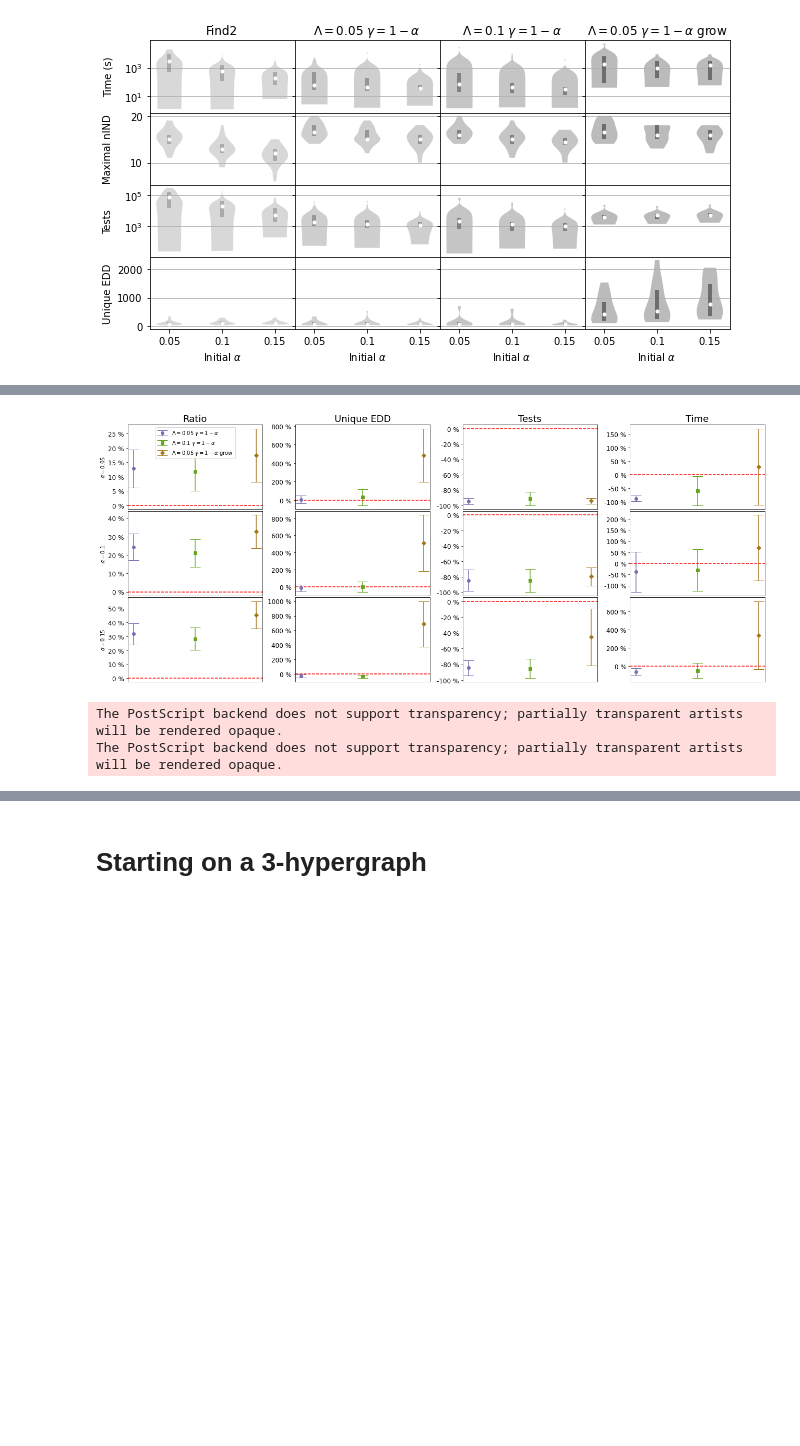
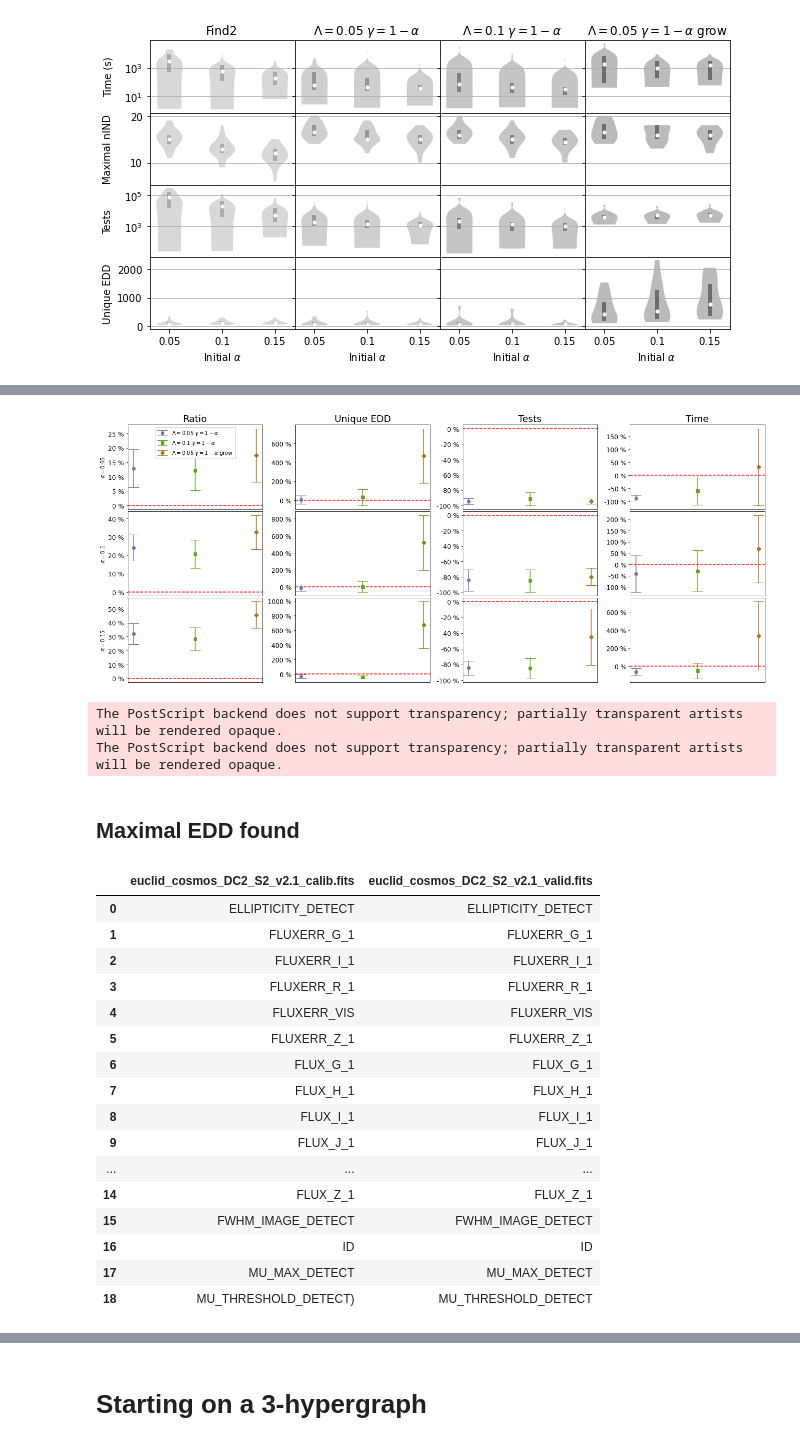
Before and after one commit to ayllon/MatchBox, a Jupyter notebook: notebooks/results-dc2.ipynb, the cells around one changed output, grey strips where cells are left out. Saved outputs shown, nothing was run; the diff lists cells and outputs as text; code cells hidden in the pictures; blank space fills up the shorter version.

```diff
--- a/notebooks/results-dc2.ipynb
+++ b/notebooks/results-dc2.ipynb
@@ -12,7 +12,7 @@ plt.rcParams['figure.figsize'] = (12, 6)
 # Starting on a 2-hypergraph
 # %%
 h2_run_ids = ['dc2_20210628', 'dc2_20210629', 'dc2_20210709'] + ['dc2_20210610', 'dc2_gamma0_20210610', 'dc2_lambda0_20210610', 'dc2_gamma0_20210611']
-h2_find2, h2_findq = load_results(h2_run_ids)
+h2_find2, h2_findq, ind_find2, ind_findq = load_results(h2_run_ids, return_inds=True)
 findq_subset = [(0.05, 1.00, 0), (0.10, 1.00, 0), (0.05, 1.00, 1)]
 # %%
 fig = plot.plot_comparison(h2_find2, h2_findq, findq_subset)
@@ -32,9 +32,31 @@ h2_stats
 # %%
 fig_bootstrap_2 = plot.bootstrap_plot(h2_find2, h2_findq, findq_subset)
 # %% [output]
-[figure, old version]
+[figure, new version]
 # %%
 fig_bootstrap_2.savefig('/home/aalvarez/Downloads/bootstrap_dc2.eps')
 # %% [output]
 The PostScript backend does not support transparency; partially transparent artists will be rendered opaque.
 The PostScript backend does not support transparency; partially transparent artists will be rendered opaque.
+# %% [markdown]
+## Maximal EDD found
+# %%
+pretty_highest_ind(ind_find2)
+# %% [output]
+|  | euclid_cosmos_DC2_S2_v2.1_calib.fits | euclid_cosmos_DC2_S2_v2.1_valid.fits |
+| 0 | ELLIPTICITY_DETECT | ELLIPTICITY_DETECT |
+| 1 | FLUXERR_G_1 | FLUXERR_G_1 |
+| 2 | FLUXERR_I_1 | FLUXERR_I_1 |
+| 3 | FLUXERR_R_1 | FLUXERR_R_1 |
+| 4 | FLUXERR_VIS | FLUXERR_VIS |
+| 5 | FLUXERR_Z_1 | FLUXERR_Z_1 |
+| 6 | FLUX_G_1 | FLUX_G_1 |
+| 7 | FLUX_H_1 | FLUX_H_1 |
+| 8 | FLUX_I_1 | FLUX_I_1 |
+| 9 | FLUX_J_1 | FLUX_J_1 |
+| ... | ... | ... |
+| 14 | FLUX_Z_1 | FLUX_Z_1 |
+| 15 | FWHM_IMAGE_DETECT | FWHM_IMAGE_DETECT |
+| 16 | ID | ID |
+| 17 | MU_MAX_DETECT | MU_MAX_DETECT |
+| 18 | MU_THRESHOLD_DETECT) | MU_THRESHOLD_DETECT |
```
Also changed, not shown: parts of 2 cells of this notebook, 35 other files.
